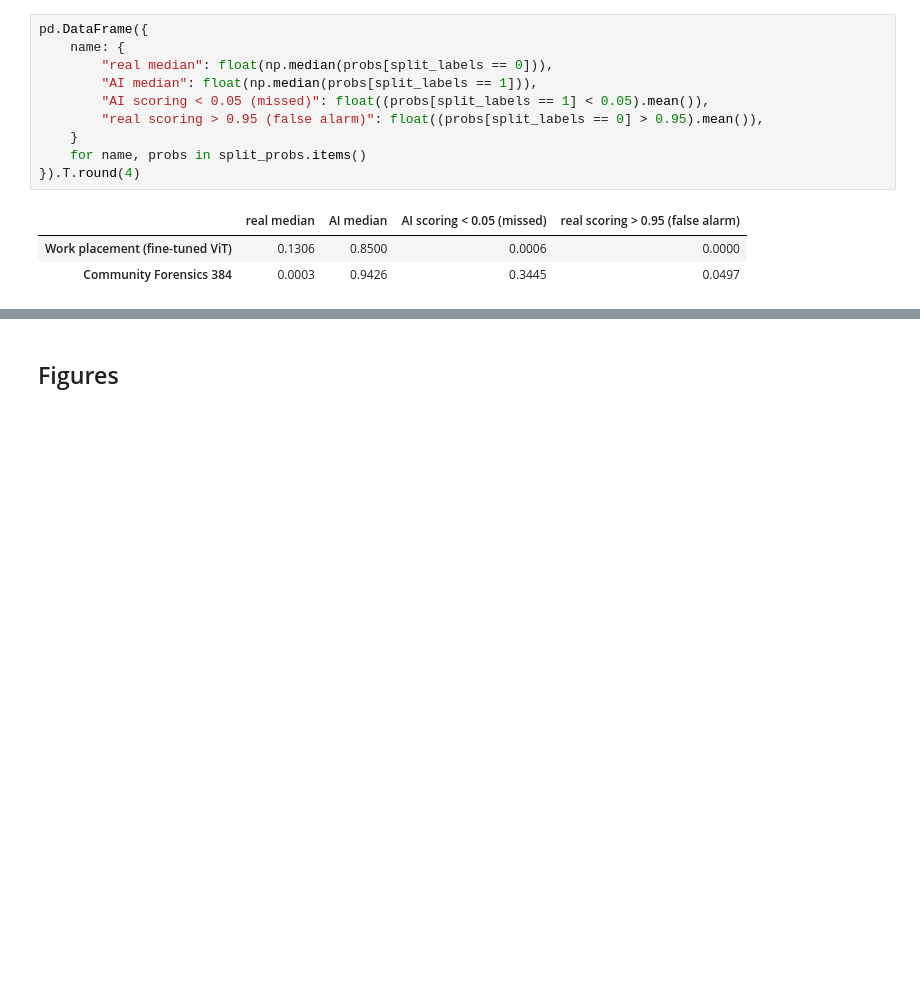
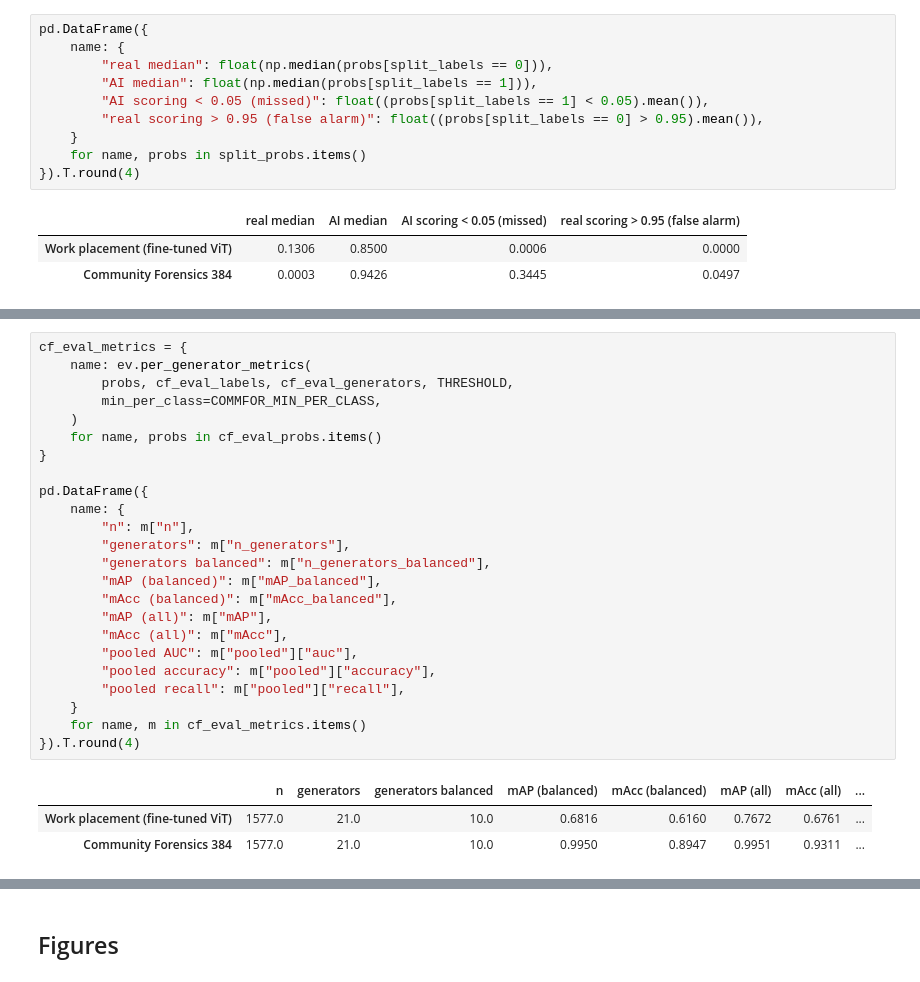
Before and after one commit to DavidBScerri/Seeing-Through-Deepfakes, a Jupyter notebook: src/visual_module/visual_module_eval.ipynb, the cells around one changed output, grey strips where cells are left out. Cells and saved outputs as stored; diff of their text form; blank space fills up the shorter version.

```diff
--- a/src/visual_module/visual_module_eval.ipynb
+++ b/src/visual_module/visual_module_eval.ipynb
@@ -227,0 +396,28 @@ pd.DataFrame({
+# %%
+cf_eval_metrics = {
+    name: ev.per_generator_metrics(
+        probs, cf_eval_labels, cf_eval_generators, THRESHOLD,
+        min_per_class=COMMFOR_MIN_PER_CLASS,
+    )
+    for name, probs in cf_eval_probs.items()
+}
+
+pd.DataFrame({
+    name: {
+        "n": m["n"],
+        "generators": m["n_generators"],
+        "generators balanced": m["n_generators_balanced"],
+        "mAP (balanced)": m["mAP_balanced"],
+        "mAcc (balanced)": m["mAcc_balanced"],
+        "mAP (all)": m["mAP"],
+        "mAcc (all)": m["mAcc"],
+        "pooled AUC": m["pooled"]["auc"],
+        "pooled accuracy": m["pooled"]["accuracy"],
+        "pooled recall": m["pooled"]["recall"],
+    }
+    for name, m in cf_eval_metrics.items()
+}).T.round(4)
+# %% [output]
+|  | n | generators | generators balanced | mAP (balanced) | mAcc (balanced) | mAP (all) | mAcc (all) | ... |
+| Work placement (fine-tuned ViT) | 1577.0 | 21.0 | 10.0 | 0.6816 | 0.6160 | 0.7672 | 0.6761 | ... |
+| Community Forensics 384 | 1577.0 | 21.0 | 10.0 | 0.9950 | 0.8947 | 0.9951 | 0.9311 | ... |
```
Also changed, not shown: parts of 12 cells of this notebook, 6 other files.
